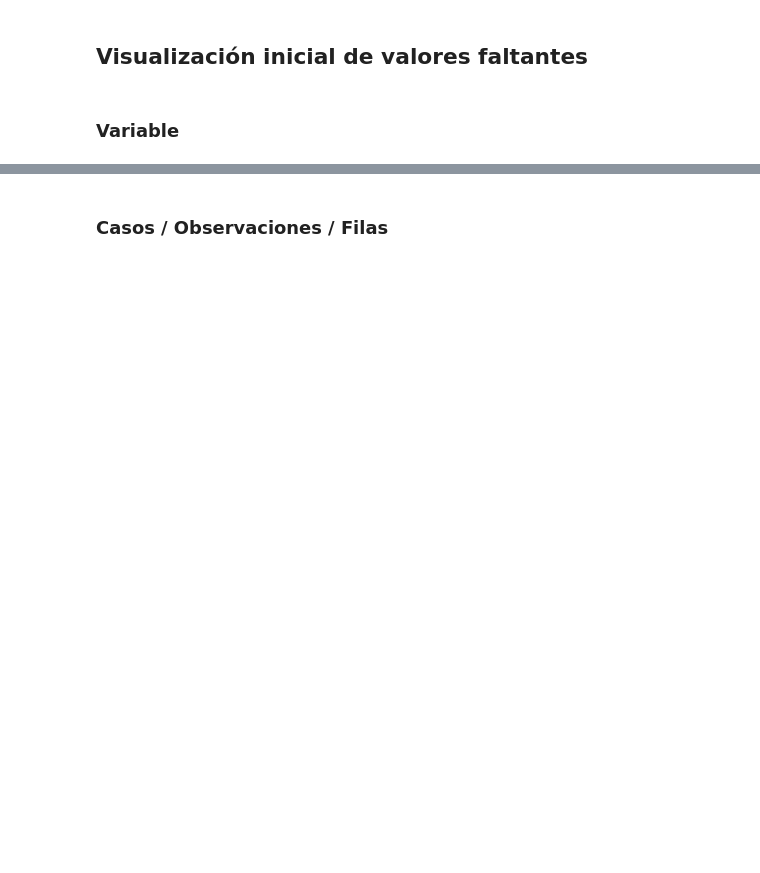
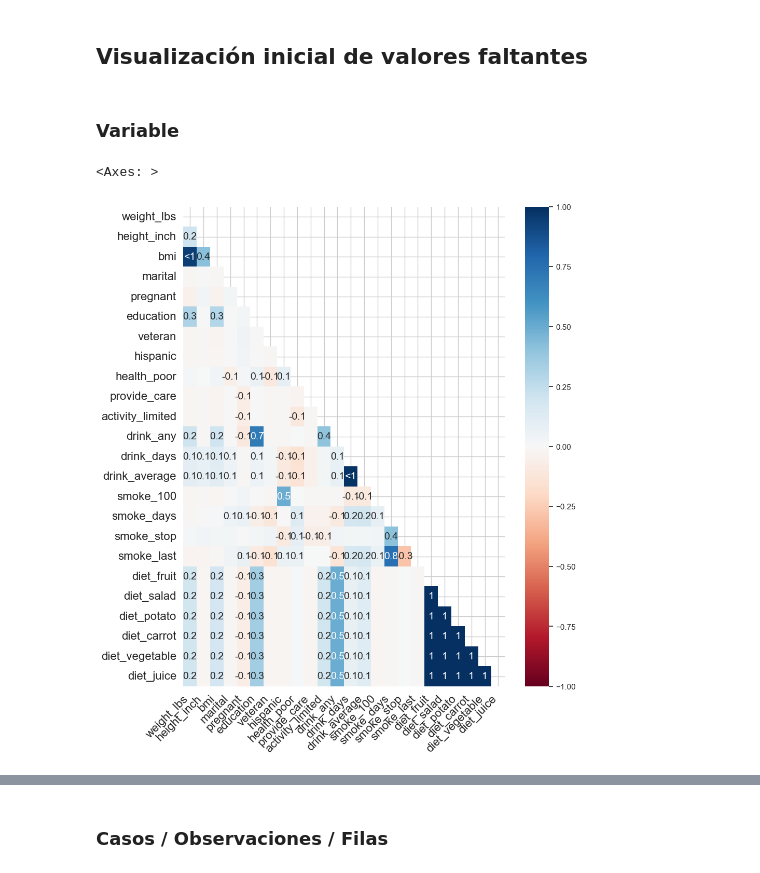
Before and after one commit to JuanLeguizamon97/datos_faltantes, a Jupyter notebook: live-exploration-missing-values.ipynb, the cells around one changed output, grey strips where cells are left out. Cells and saved outputs as stored; diff of their text form; code cells hidden in the pictures; blank space fills up the shorter version.

```diff
--- a/live-exploration-missing-values.ipynb
+++ b/live-exploration-missing-values.ipynb
@@ -286,3 +375,8 @@ AttributeError: 'DataFrame' object has no attribute 'n_variables'
 ## Visualización inicial de valores faltantes
 # %% [markdown]
 ### Variable
+# %%
+missingno.heatmap(riskfactors_df, figsize=(10, 12))
+# %% [output]
+<Axes: >
+[figure, added]
```
Also changed, not shown: parts of 16 cells of this notebook.
